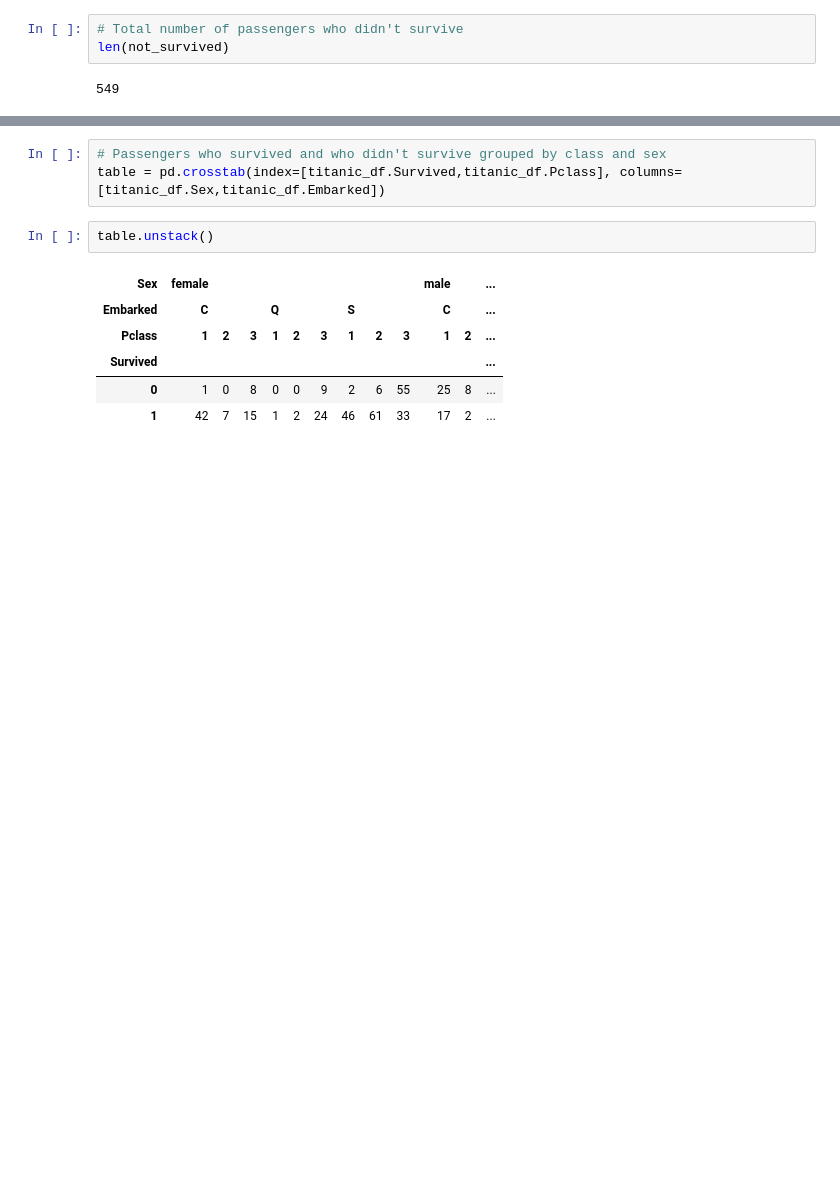
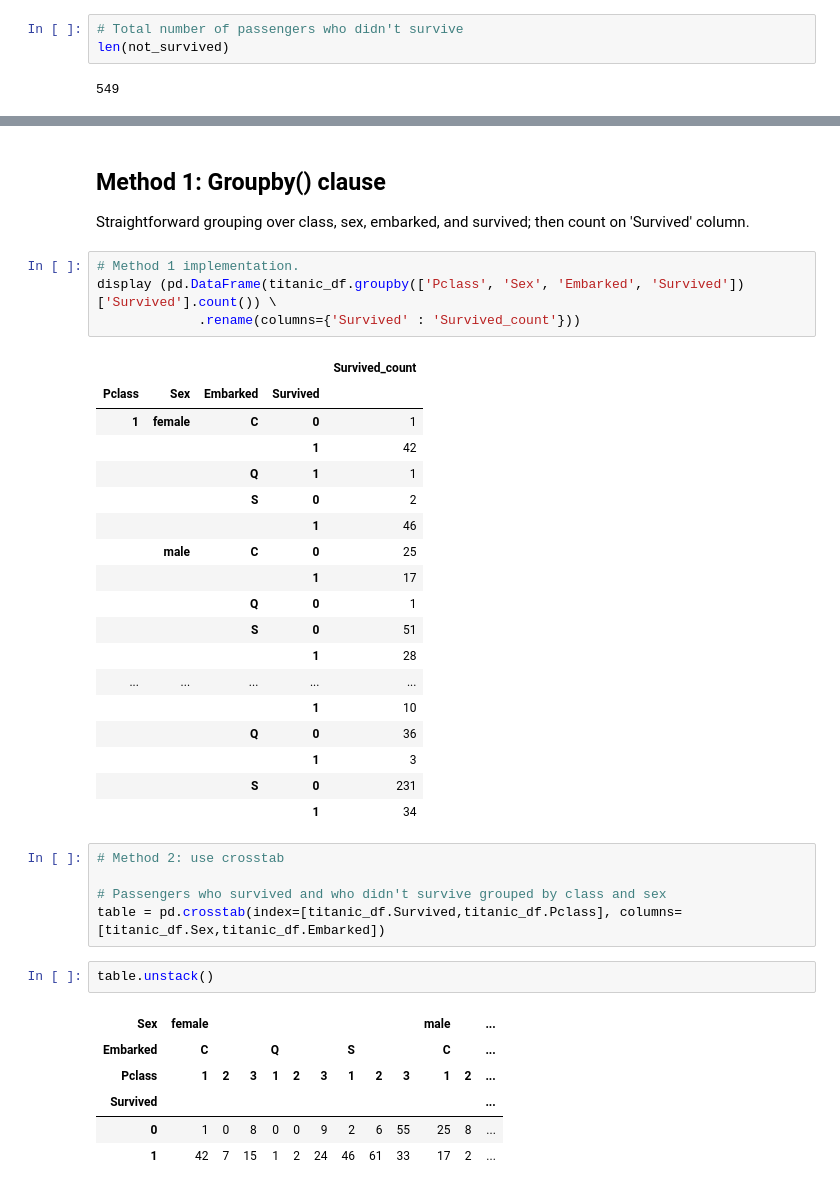
Before and after one commit to zeeshanhs/TitanicEDA, a Jupyter notebook: Titanic - Project.ipynb, the cells around one changed output, grey strips where cells are left out. Drawn from its saved outputs; the diff is of its cells as text; blank space fills up the shorter version.

Commit message:
Group to observe a complex case

```diff
--- a/Titanic - Project.ipynb
+++ b/Titanic - Project.ipynb
@@ -256,4 +266,33 @@ not_survived.pivot_table('Survived', 'Sex', 'Pclass', aggfunc=len, margins=True)
+# %% [markdown]
+## Method 1: Groupby() clause
+
+Straightforward grouping over class, sex, embarked, and survived; then count on 'Survived' column.
+# %%
+# Method 1 implementation.
+display (pd.DataFrame(titanic_df.groupby(['Pclass', 'Sex', 'Embarked', 'Survived'])['Survived'].count()) \
+             .rename(columns={'Survived' : 'Survived_count'}))
+# %% [output]
+|  |  |  |  | Survived_count |
+| Pclass | Sex | Embarked | Survived |  |
+| 1 | female | C | 0 | 1 |
+|  |  |  | 1 | 42 |
+|  |  | Q | 1 | 1 |
+|  |  | S | 0 | 2 |
+|  |  |  | 1 | 46 |
+|  | male | C | 0 | 25 |
+|  |  |  | 1 | 17 |
+|  |  | Q | 0 | 1 |
+|  |  | S | 0 | 51 |
+|  |  |  | 1 | 28 |
+| ... | ... | ... | ... | ... |
+|  |  |  | 1 | 10 |
+|  |  | Q | 0 | 36 |
+|  |  |  | 1 | 3 |
+|  |  | S | 0 | 231 |
+|  |  |  | 1 | 34 |
 # %%
+# Method 2: use crosstab
+
 # Passengers who survived and who didn't survive grouped by class and sex
 table = pd.crosstab(index=[titanic_df.Survived,titanic_df.Pclass], columns=[titanic_df.Sex,titanic_df.Embarked])
 # %%
```
Also changed, not shown: parts of 8 cells of this notebook.
